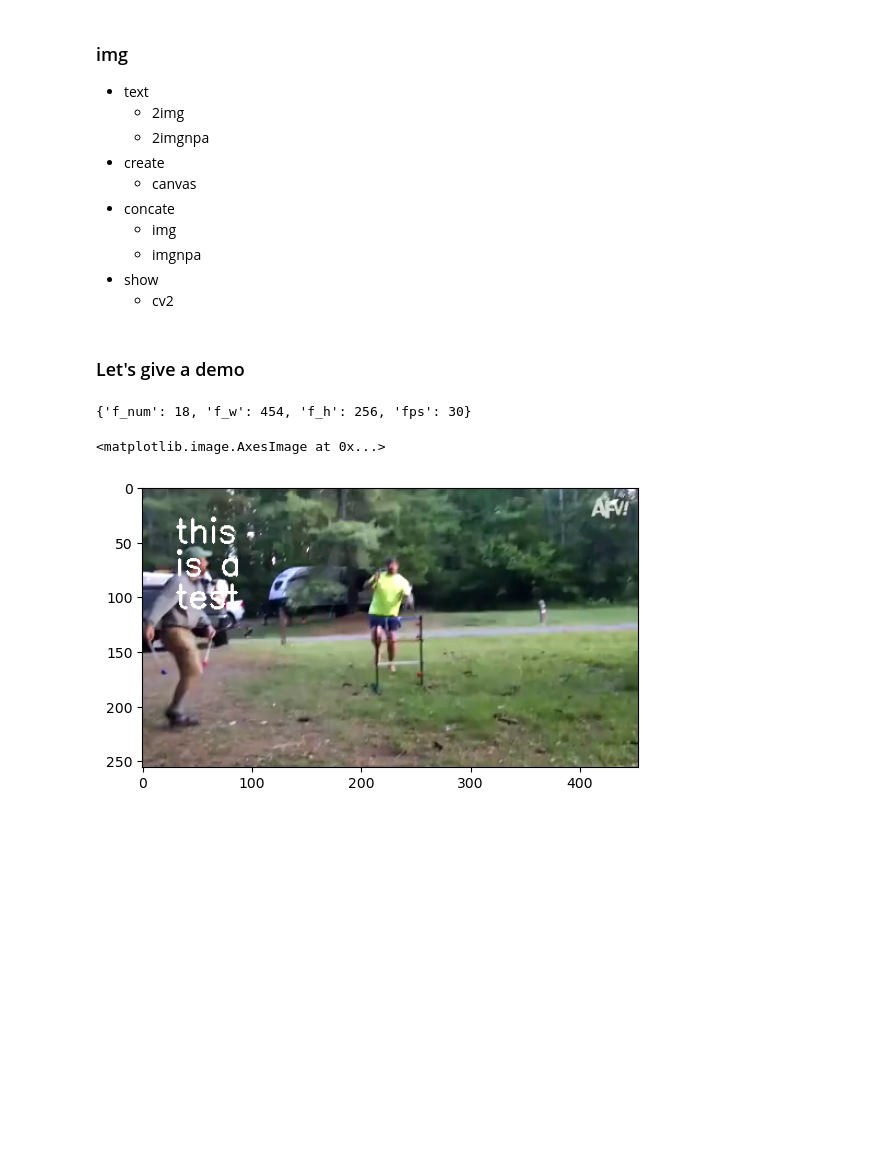
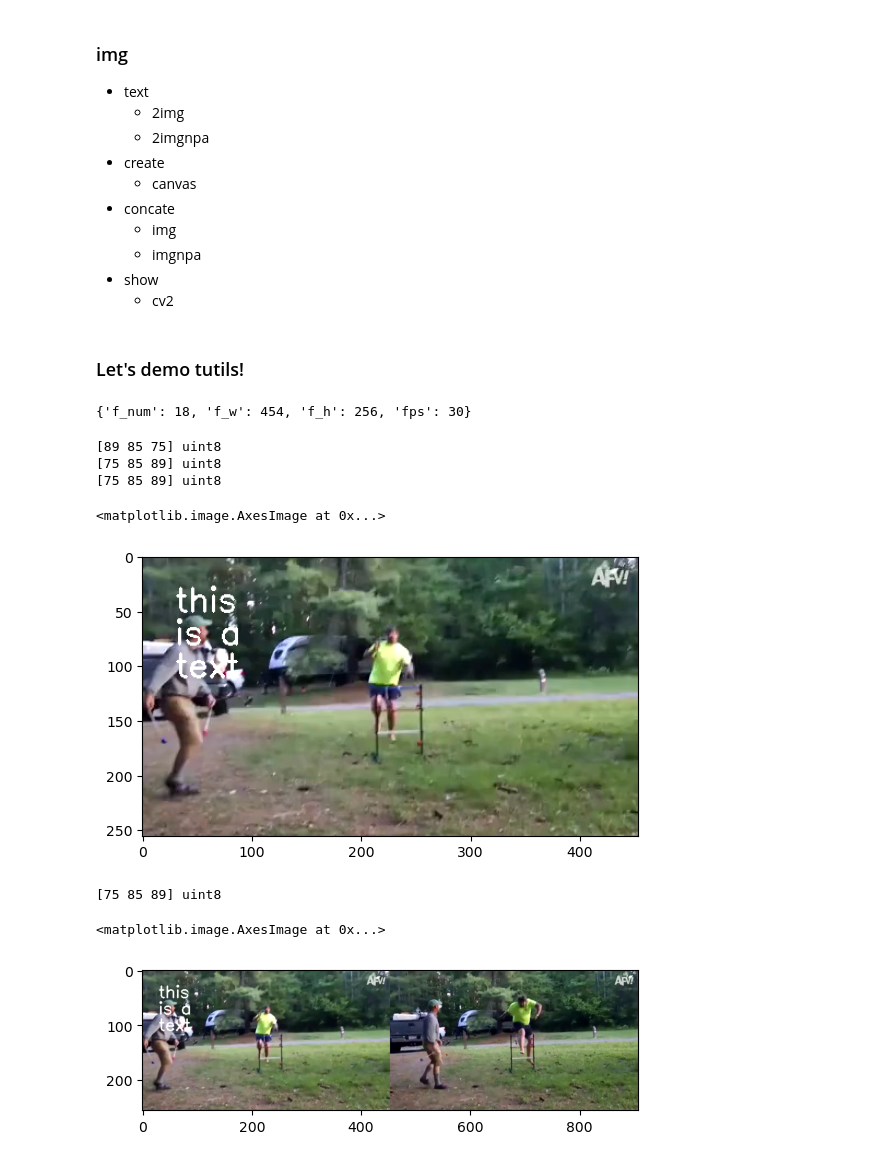
Before and after one commit to Tristan-J/tutils, a Jupyter notebook: tutils.ipynb, the cells around one changed output. Drawn from its saved outputs; the diff is of its cells as text; code cells hidden in the pictures; blank space fills up the shorter version.

```diff
--- a/tutils.ipynb
+++ b/tutils.ipynb
@@ -290,7 +290,7 @@ def img_concateimgnpa(img_npas, direction):
 def img_cv22rgb(img):
     return cv2.cvtColor(img, cv2.COLOR_BGR2RGB)
 # %% [markdown]
-### Let's give a demo
+### Let's demo tutils!
 # %%
 v_shape = vd_getatts('demo.mp4')
 frames = vd_getframes('demo.mp4')
@@ -298,9 +298,28 @@ print(v_shape)
 # %% [output]
 {'f_num': 18, 'f_w': 454, 'f_h': 256, 'fps': 30}
 # %%
-img = img_cv22rgb(frames[0])
-img = img_text2imgnpa(img, ['this', 'is a', 'test'], loc=[30, 50])
+img = frames[0]
+print(img[0][0], img.dtype)
+img = img_cv22rgb(img)
+print(img[0][0], img.dtype)
+img = img_text2imgnpa(img, ['this', 'is a', 'text'], loc=[30, 50])
+print(img[0][0], img.dtype)
+
 plt.imshow(img)
 # %% [output]
-<matplotlib.image.AxesImage at 0x...>
+[89 85 75] uint8
+[75 85 89] uint8
+[75 85 89] uint8
+<matplotlib.image.AxesImage at 0x...>
 [figure]
+# %%
+img2 = img_cv22rgb(frames[17])
+img = img_concateimgnpa([img, img2], direction='h')
+print(img[0][0], img.dtype)
+
+
+plt.imshow(img)
+# %% [output]
+[75 85 89] uint8
+<matplotlib.image.AxesImage at 0x...>
+[figure, added]
```
Also changed, not shown: parts of 2 cells of this notebook, 1 other file.
